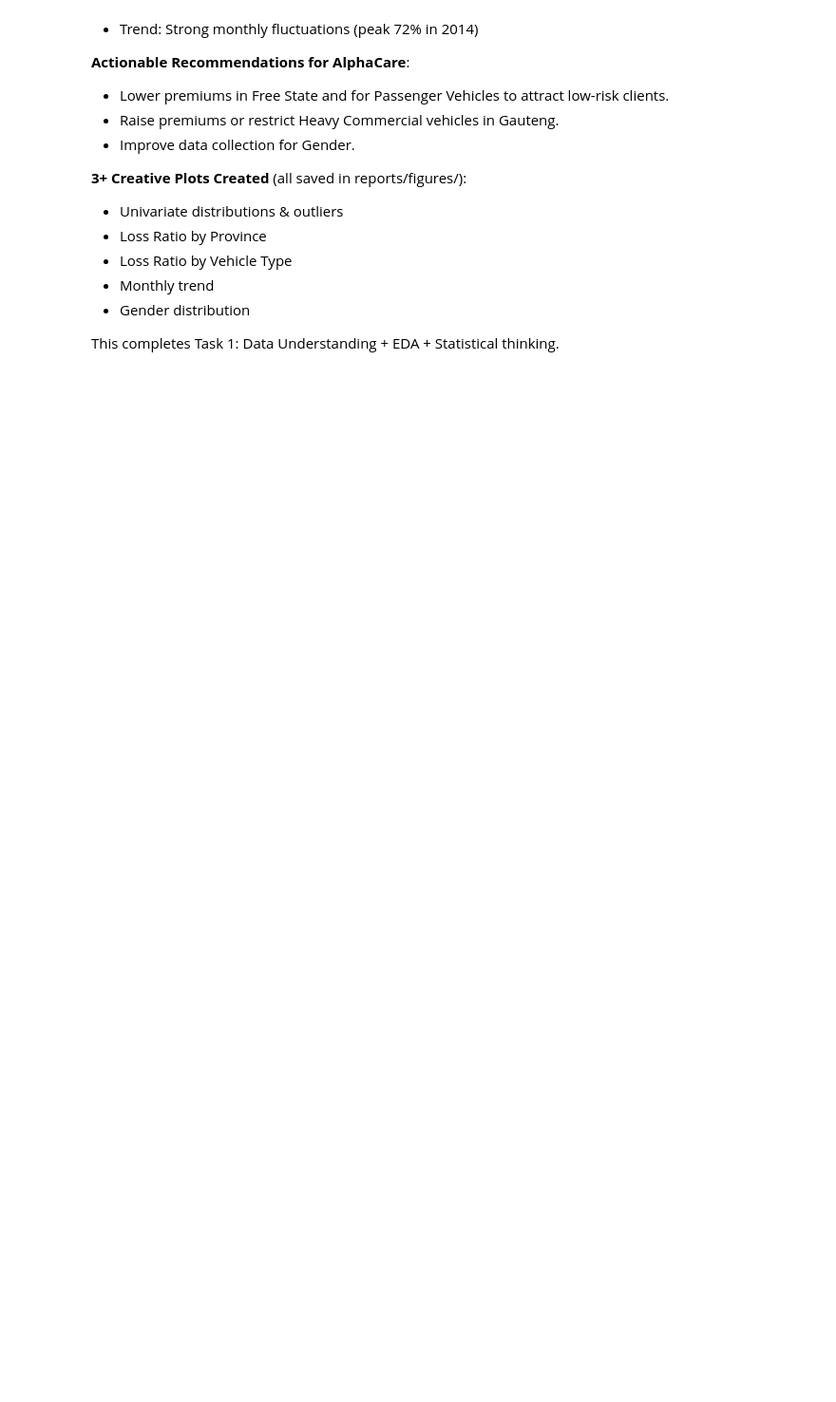
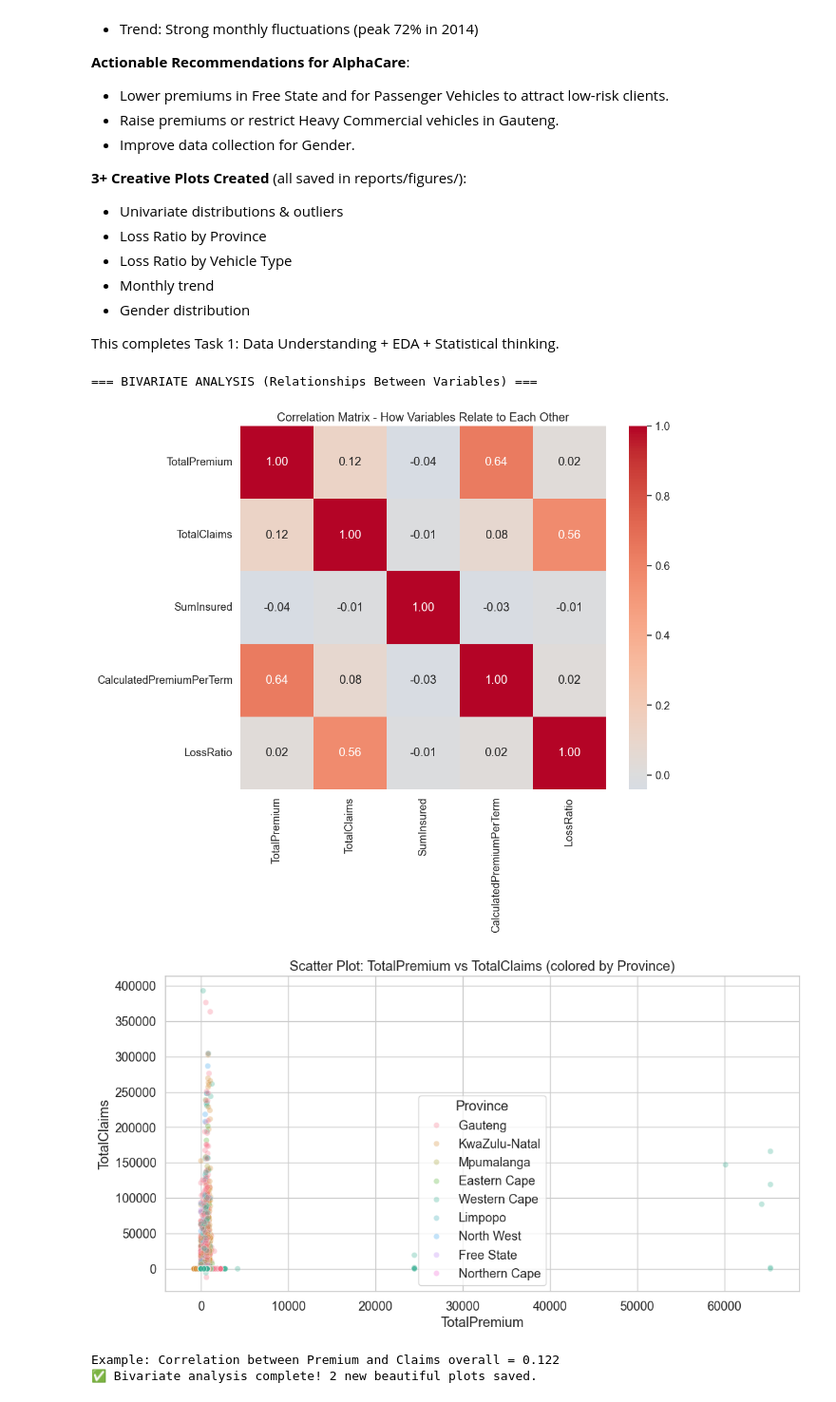
Before and after one commit to Beza-Oriyon/Insurance-risk-analytics, a Jupyter notebook: notebooks/task_1_eda.ipynb, the cells around one changed output. Shown at 95% size. Drawn from its saved outputs; the diff is of its cells as text; code cells hidden in the pictures; blank space fills up the shorter version.

Commit message:
feat: add bivariate analysis

```diff
--- a/notebooks/task_1_eda.ipynb
+++ b/notebooks/task_1_eda.ipynb
@@ -346,3 +346,44 @@ The portfolio is profitable overall but has clear high-risk segments (Gauteng +
 - Gender distribution
 
 This completes Task 1: Data Understanding + EDA + Statistical thinking.
+# %%
+# ====================== CELL 6: BIVARIATE ANALYSIS ======================
+
+print("=== BIVARIATE ANALYSIS (Relationships Between Variables) ===")
+
+# 1. Correlation Matrix (quick overview of all numeric relationships)
+numeric_cols = ['TotalPremium', 'TotalClaims', 'SumInsured', 'CalculatedPremiumPerTerm', 'LossRatio']
+corr_matrix = df[numeric_cols].corr()
+
+plt.figure(figsize=(10, 8))
+sns.heatmap(corr_matrix, annot=True, cmap='coolwarm', center=0, fmt='.2f')
+plt.title('Correlation Matrix - How Variables Relate to Each Other')
+plt.savefig('reports/figures/correlation_matrix.png', dpi=300)
+plt.show()
+
+# 2. Scatter Plot: TotalPremium vs TotalClaims (the main relationship asked)
+plt.figure(figsize=(12, 6))
+sns.scatterplot(data=df, x='TotalPremium', y='TotalClaims', alpha=0.3, hue='Province')
+plt.title('Scatter Plot: TotalPremium vs TotalClaims (colored by Province)')
+plt.xlabel('TotalPremium')
+plt.ylabel('TotalClaims')
+plt.savefig('reports/figures/premium_vs_claims_scatter.png', dpi=300)
+plt.show()
+
+# 3. Monthly changes by ZipCode (PostalCode) - aggregated view
+monthly_zip = df.groupby(['PostalCode', df['TransactionMonth'].dt.to_period('M')]).agg({
+    'TotalPremium': 'sum',
+    'TotalClaims': 'sum'
+}).reset_index()
+
+monthly_zip['LossRatio'] = monthly_zip['TotalClaims'] / monthly_zip['TotalPremium'].replace(0, np.nan)
+
+print("\nExample: Correlation between Premium and Claims overall =", corr_matrix.loc['TotalPremium', 'TotalClaims'].round(3))
+
+print("✅ Bivariate analysis complete! 2 new beautiful plots saved.")
+# %% [output]
+=== BIVARIATE ANALYSIS (Relationships Between Variables) ===
+[figure, added]
+[figure, added]
+Example: Correlation between Premium and Claims overall = 0.122
+✅ Bivariate analysis complete! 2 new beautiful plots saved.
```
Also changed, not shown: parts of 1 cell of this notebook, 2 other files.
